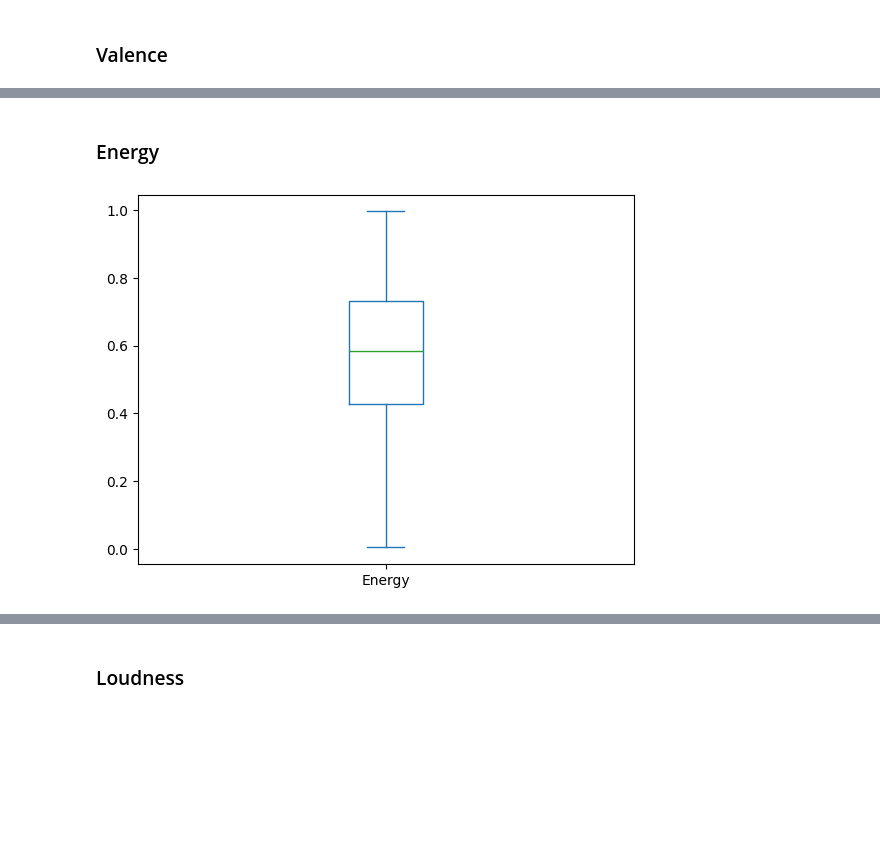
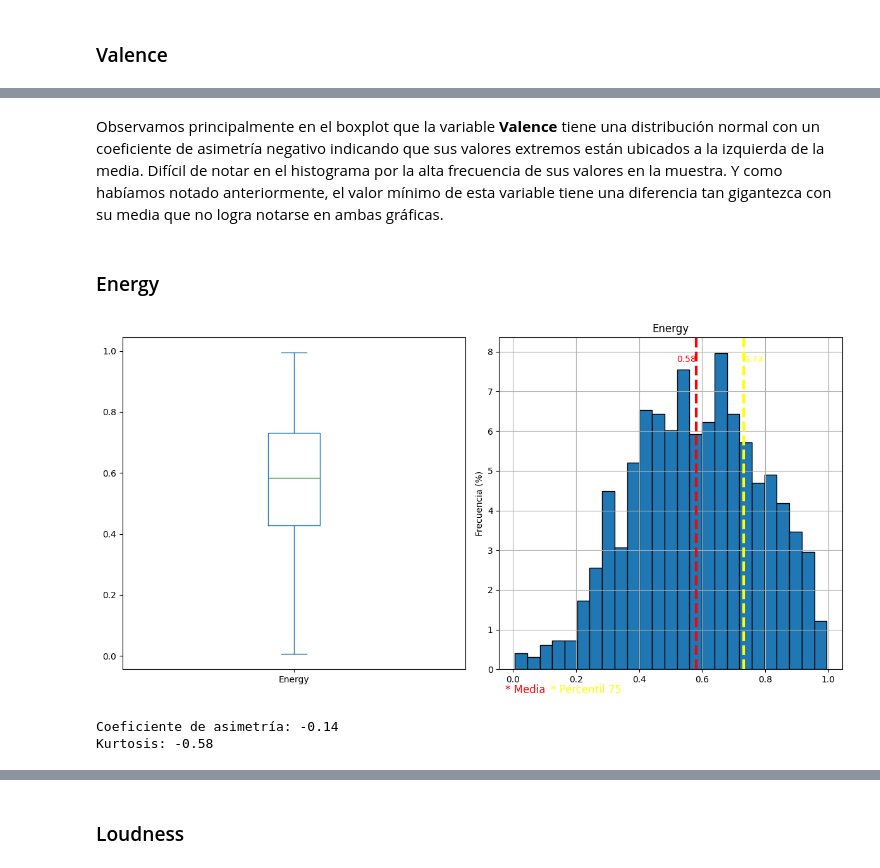
Before and after one commit to nachoperna/Fundamentos-de-la-Ciencia-de-Datos, a Jupyter notebook: TPE/tpe.ipynb, the cells around one changed output, grey strips where cells are left out. Drawn from its saved outputs; the diff is of its cells as text; code cells hidden in the pictures; blank space fills up the shorter version.

```diff
--- a/TPE/tpe.ipynb
+++ b/TPE/tpe.ipynb
@@ -402,7 +452,33 @@ plt.show()
+# %% [markdown]
+Observamos principalmente en el boxplot que la variable **Valence** tiene una distribución normal con un coeficiente de asimetría negativo indicando que sus valores extremos están ubicados a la izquierda de la media. Difícil de notar en el histograma por la alta frecuencia de sus valores en la muestra. Y como habíamos notado anteriormente, el valor mínimo de esta variable tiene una diferencia tan gigantezca con su media que no logra notarse en ambas gráficas.
 # %% [markdown]
 ### Energy
-# %%
-covers_sin_track_artist['Energy'].plot.box()
-plt.show()
-# %% [output]
-[figure, removed]
+# %%
+fig, axes = plt.subplots(1, 2, figsize=(12, 6))
+
+covers_sin_track_artist['Energy'].plot.box(ax=axes[0])
+
+energy_hist = covers_sin_track_artist['Energy'].hist(bins=25, weights=np.zeros_like(covers_sin_track_artist["Energy"]) + 1. / covers_sin_track_artist["Energy"].size * 100, edgecolor='black', ax=axes[1])
+energy_hist.set_title("Energy")
+energy_hist.set_ylabel("Frecuencia (%)")
+
+media = covers_sin_track_artist['Energy'].mean()
+cuartil3 = np.percentile(covers_sin_track_artist['Energy'], 75)
+energy_hist.axvline(media, color='red', linestyle='--', linewidth=3, label=f'Media: {media:.2f}')
+energy_hist.text(media, valence_hist.get_ylim()[1], f'{media:.2f}', color='red', ha='right', va='center_baseline', rotation=0)
+energy_hist.text(cuartil3, valence_hist.get_ylim()[1], f'{cuartil3:.2f}', color='yellow', ha='left', va='center_baseline', rotation=0)
+energy_hist.axvline(cuartil3, color='yellow', linestyle='--', linewidth=3, label=f'Percentil 75: {cuartil3:.2f}')
+
+plt.figtext(0.57, 0.01, "* Media", ha='center', va='center', fontsize=12, color='red')
+plt.figtext(0.65, 0.01, "* Percentil 75", ha='center', va='center', fontsize=12, color='yellow')
+
+plt.tight_layout()
+plt.show()
+# %% [output]
+[figure, added]
+# %%
+print(f"Coeficiente de asimetría: {covers_sin_track_artist['Energy'].skew():.2f}")
+print(f"Kurtosis: {covers_sin_track_artist['Energy'].kurtosis():.2f}")
+# %% [output]
+Coeficiente de asimetría: -0.14
+Kurtosis: -0.58
```
Also changed, not shown: parts of 20 cells of this notebook.
